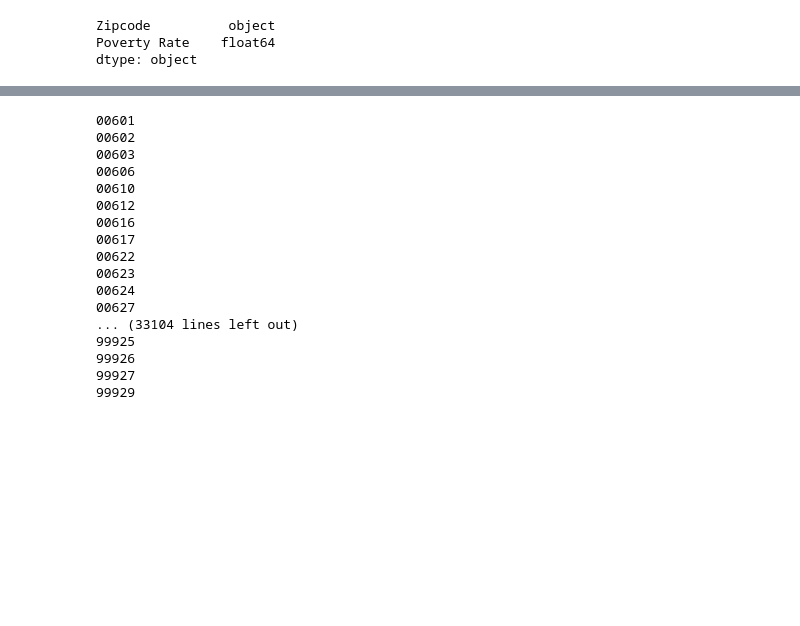
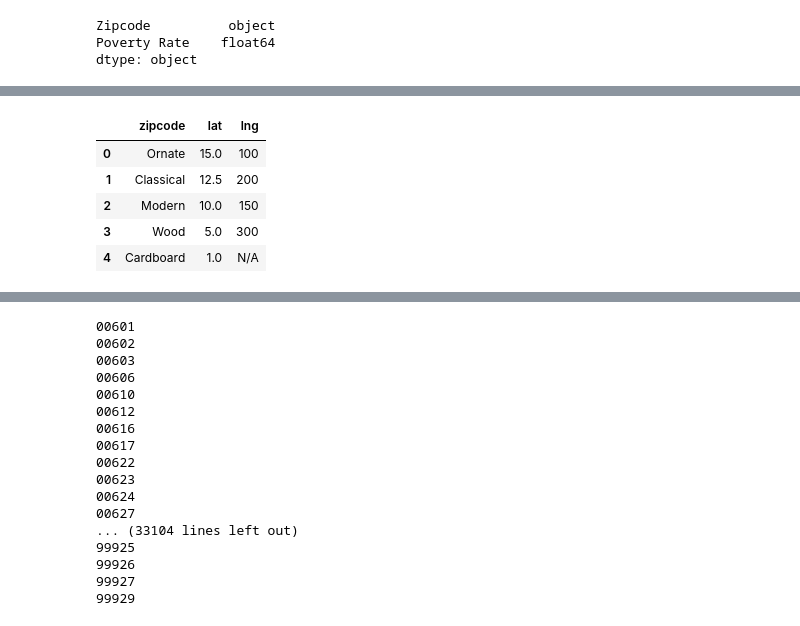
Before and after one commit to m-duval/restaurant_foodbank_analysis, a Jupyter notebook: michael_mapping_hunger/jupyter_notebook/michael_alt_api.ipynb, the cells around one changed output, grey strips where cells are left out. Saved outputs shown, nothing was run; the diff lists cells and outputs as text; code cells hidden in the pictures; blank space fills up the shorter version.

```diff
--- a/michael_mapping_hunger/jupyter_notebook/michael_alt_api.ipynb
+++ b/michael_mapping_hunger/jupyter_notebook/michael_alt_api.ipynb
@@ -109,2 +168,19 @@ SimpleZipcode(zipcode='10001', zipcode_type='Standard', major_city='New York', p
+# %%
+zip_df = pd.DataFrame({
+
+    "zipcode": ["Ornate", "Classical", "Modern", "Wood", "Cardboard"],
+
+    "lat": [15.00, 12.50, 10.00, 5.00, 1.00],
+
+    "lng": [100, 200, 150, 300, "N/A"]})
+
+zip_df
+# %% [output]
+|  | zipcode | lat | lng |
+| 0 | Ornate | 15.0 | 100 |
+| 1 | Classical | 12.5 | 200 |
+| 2 | Modern | 10.0 | 150 |
+| 3 | Wood | 5.0 | 300 |
+| 4 | Cardboard | 1.0 | N/A |
 # %%
 zipcode.to_json()
```
Also changed, not shown: parts of 19 cells of this notebook, 9 other files.
